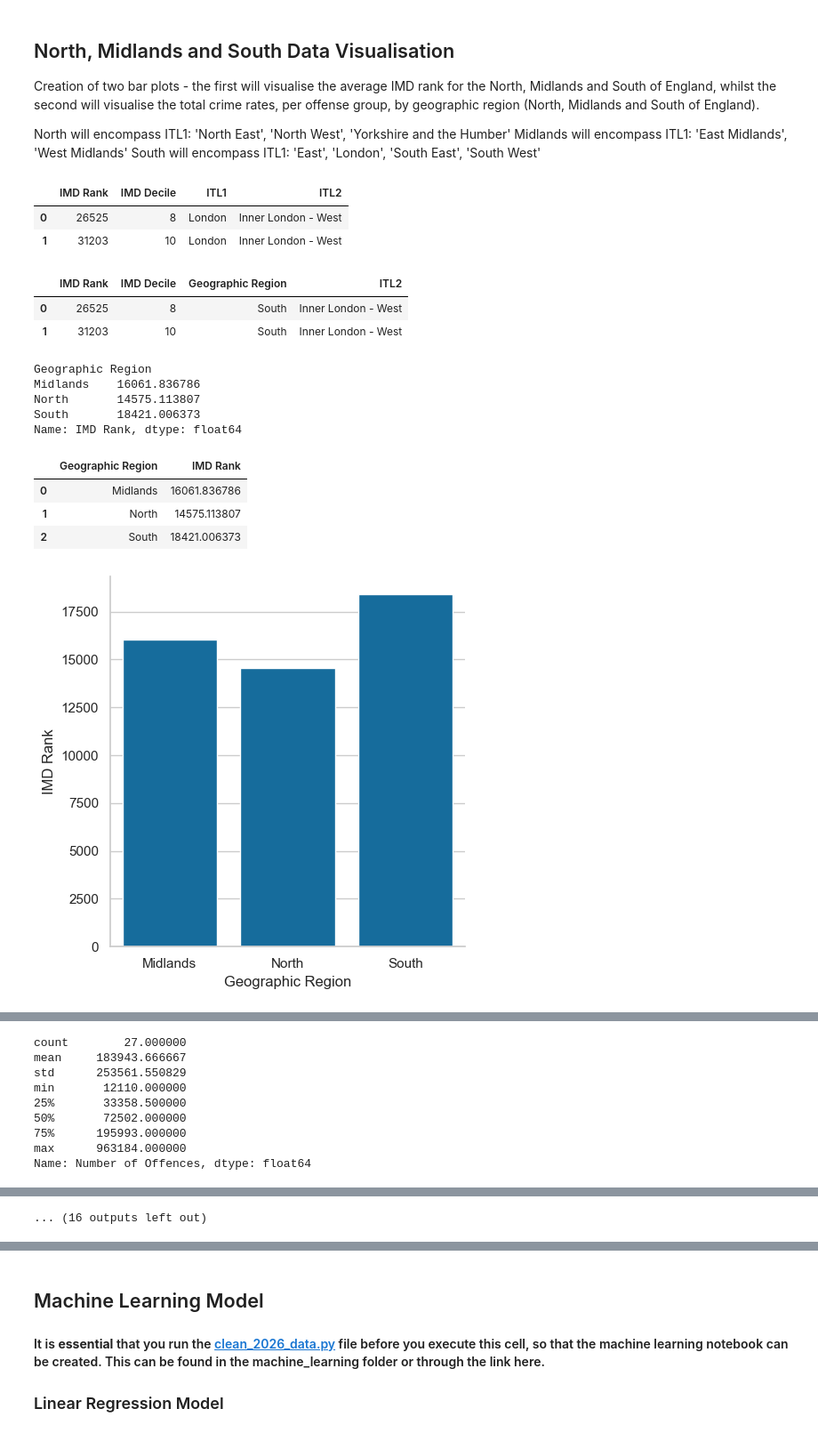
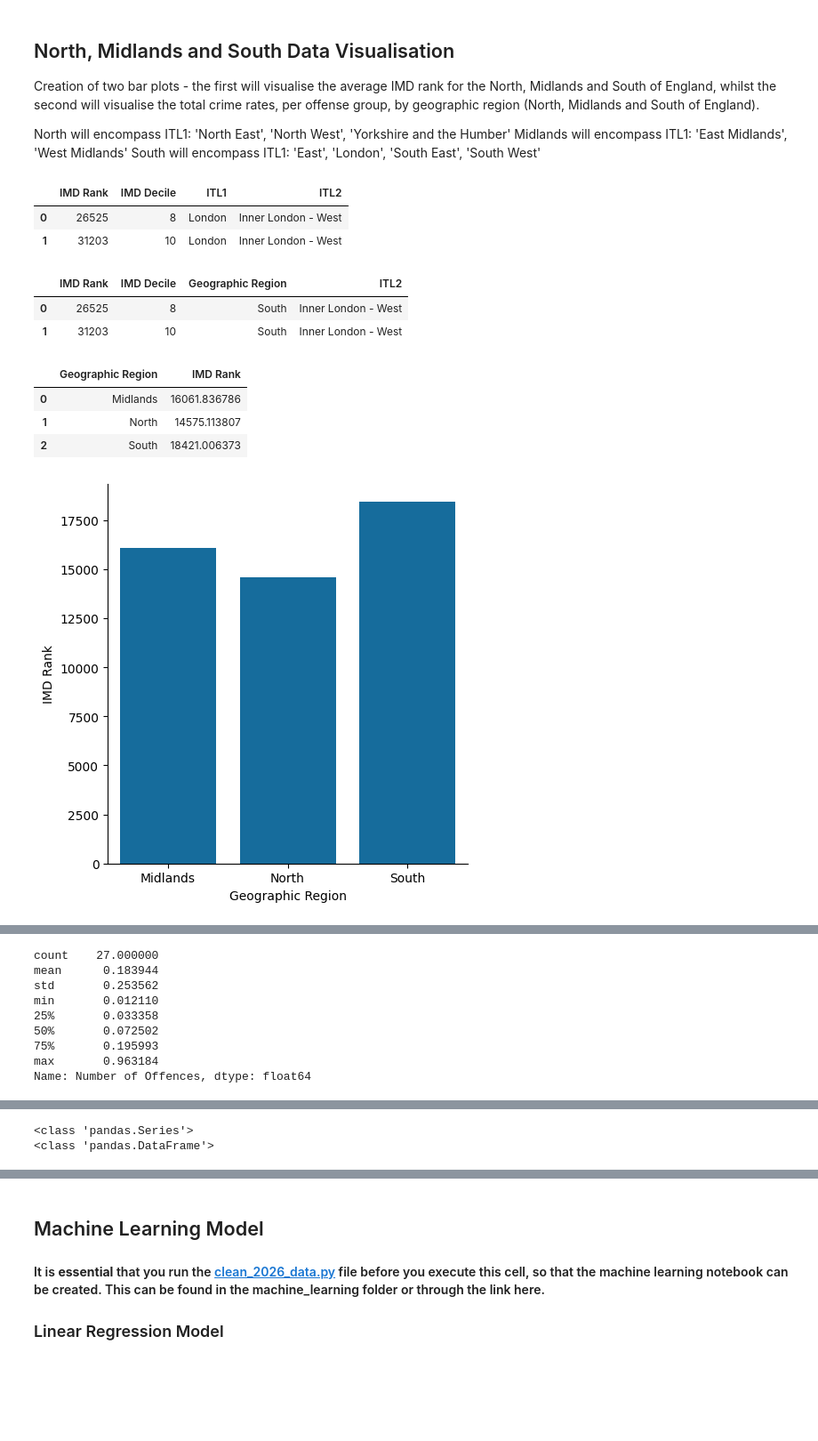
Before and after one commit to idilabdulle/Group-1-Project, a Jupyter notebook: group_1_notebook.ipynb, the cells around one changed output, grey strips where cells are left out. Shown at 89% size. Drawn from its saved outputs; the diff is of its cells as text; code cells hidden in the pictures; blank space fills up the shorter version.

```diff
--- a/group_1_notebook.ipynb
+++ b/group_1_notebook.ipynb
@@ -1560,7 +1502,7 @@ display(imd_df_v2.head(2))
 
 # Average IMD ranking for each geographic region
 imd_s = imd_df_v2.groupby(['Geographic Region'])['IMD Rank'].mean()
-display(imd_s.head(20))
+# display(imd_s.head(20)) # Removing so terminal isn't full
 
 # To note: the .groupby() function has changed the df to a series
 # Need to convert back to a df, to then use the seaborn .catplot() function
@@ -1598,8 +1540,8 @@ display(crime_df_v2.head(2))
 # Total offences by geographic region
 # Preparing/grouping the dataset, as required for the following graph
 # Number of offences unit is now in millions
-crime_s = crime_df_v2.groupby(['Geographic Region', 'Offence Group'])['Number of Offences'].sum()
-display(crime_s.head(20))
+crime_s = crime_df_v2.groupby(['Geographic Region', 'Offence Group'])['Number of Offences'].sum()/1e6 #Dividing by this so there is more granularity across the data
+# display(crime_s.head(20)) # Removing so terminal isn't full
 
 # Descriptive statistics for the number of offenses in England
 display(crime_s.describe())
@@ -1610,7 +1552,7 @@ display(crime_s.describe())
 crime_df_v3 = crime_s.reset_index()
 # print(type(crime_df_v3))
 crime_df_v3.rename(columns={'Number of Offences': 'Number of Offences (millions)'}, inplace=True)
-display(crime_df_v3.head(100))
+# display(crime_df_v3.head(100)) # Removing so terminal isn't full
 
 #Creating the graph
 sns.set_theme(style='whitegrid')
@@ -1645,7 +1587,7 @@ plt.show()
 # Preparing/grouping the dataset, as required for the following graph
 # Number of offences unit is now in millions
 crime_s2 = crime_df_v2.groupby(['Geographic Region', 'Offence Subgroup'])['Number of Offences'].sum()
-display(crime_s2.head(20))
+# display(crime_s2.head(20)) # Removing so terminal isn't full
 
 # Descriptive statistics for the number of offenses in England
 display(crime_s2.describe())
@@ -1654,9 +1596,8 @@ display(crime_s2.describe())
 # Need to convert back to a df, to then use the seaborn .catplot() function
 # print(type(crime_s2))
 crime_df_v5 = crime_s2.reset_index()
-# print(type(crime_df_v5))
-#crime_df_v3.rename(columns={'Number of Offences': 'Number of Offences (millions)'}, inplace=True)
-display(crime_df_v5.head(50))
+
+# display(crime_df_v5.head(50)) # Removing so terminal isn't full
 
 #Creating the graph
 sns.set_theme(style='whitegrid')
@@ -1684,7 +1625,7 @@ plt.show()
 
 population_df = pd.read_excel('clean_materials/extra_materials/Mid-2024_Estimates_population.xlsx',\
                               sheet_name='MYE2 - Persons')
-display(population_df.head(2))
+# display(population_df.head(2)) # Removing so terminal isn't full
 
 # Quick cleaning of the data for use in the following graph
 population_df.drop(population_df.columns[4:95],\
@@ -1696,38 +1637,38 @@ population_df.drop([0, 1, 2, 3, 4, 5, 6],\
 
 population_df.rename(columns={'Unnamed: 1': 'Name', 'Unnamed: 2': 'Geography', \
                               'Unnamed: 3': 'Population - All Ages'}, inplace=True)
-display(population_df.head(2))
+# display(population_df.head(2)) # Removing so terminal isn't full
 
 population_df_v2 = population_df.loc[population_df['Geography'] == 'Region']
-display(population_df_v2.head(2))
+# display(population_df_v2.head(2)) # Removing so terminal isn't full
 
 population_df_v3 = population_df_v2.replace({'NORTH EAST': 'North', 'NORTH WEST': 'North',\
                                 'YORKSHIRE AND THE HUMBER': 'North', 'EAST MIDLANDS': 'Midlands',\
                                'WEST MIDLANDS': 'Midlands', 'EAST': 'South', 'LONDON':'South',\
                                'SOUTH EAST':'South', 'SOUTH WEST': 'South'}, inplace=True)
-display(population_df_v3.head(30))
+# display(population_df_v3.head(30)) # Removing so terminal isn't full
 
 population_s = population_df_v3.groupby(['Name'])['Population - All Ages'].sum()
-display(population_s.head(5))
+# display(population_s.head(5)) # Removing so terminal isn't full
 final_population_df = population_s.reset_index()
-display(final_population_df.head(5))
+# display(final_population_df.head(5)) #  Removing so terminal isn't full
 
 # Creating a graph for the total offences, by region (South, Midlands, North) per capita
 # Utilising total offences for each crime divided by the estimated population for that region
 
 crime_s3 = crime_df_v2.groupby(['Geographic Region', 'Offence Group'])['Number of Offences'].sum()
-display(crime_s3.head(20))
+# display(crime_s3.head(20)) # Removing so terminal isn't full
 
 print(type(crime_s3))
 crime_df_v6 = crime_s3.reset_index()
 print(type(crime_df_v6))
-display(crime_df_v6.head(50))
+# display(crime_df_v6.head(50)) # Removing so terminal isn't full
 
 merged_df = crime_df_v6.merge(final_population_df, left_on='Geographic Region', right_on='Name')
-display(merged_df)
+# display(merged_df) # Removing so terminal isn't full
 
 merged_df['Offences per Capita'] = merged_df['Number of Offences'] / merged_df['Population - All Ages']
-display(merged_df)
+# display(merged_df) - # Removing so terminal isn't full
 
 
 #Creating the graph
@@ -1735,42 +1676,46 @@ sns.set_theme(style='whitegrid')
 sns.set_palette(okabeito)
 
 crime_graph = sns.catplot(
                 data=merged_df, kind='bar',
                 x='Offence Group', y='Offences per Capita',
                 hue='Geographic Region', alpha=1,
                 height=9, aspect=2
 )
 
 crime_graph.fig.suptitle('Offences committed per capita in England in 2025', y=1.02, fontsize=20)
 crime_graph.set_xlabels('Offence type', fontsize=16)
 crime_graph.set_ylabels('Number of offences per capita', fontsize=16, x=-1.05)
 crime_graph.set_xticklabels(rotation=90, fontsize=14)
 crime_graph.set_yticklabels(fontsize=14)
 crime_graph.set(ylim=(0, 0.04))
 crime_graph._legend.remove()
 crime_graph.fig.legend(title='Geographic region', title_fontsize=14, fontsize=14)
 
 plt.show()
 # %% [output]
 |  | IMD Rank | IMD Decile | ITL1 | ITL2 |
 | 0 | 26525 | 8 | London | Inner London - West |
 | 1 | 31203 | 10 | London | Inner London - West |
 |  | IMD Rank | IMD Decile | Geographic Region | ITL2 |
 | 0 | 26525 | 8 | South | Inner London - West |
 | 1 | 31203 | 10 | South | Inner London - West |
-Geographic Region
-Midlands    16061.836786
-North       14575.113807
-South       18421.006373
-Name: IMD Rank, dtype: float64
 |  | Geographic Region | IMD Rank |
 | 0 | Midlands | 16061.836786 |
 | 1 | North | 14575.113807 |
 | 2 | South | 18421.006373 |
-[figure, old version]
+[figure, new version]
 |  | Unnamed: 0 | Financial Year | Financial Quarter | Force Name | Offence Description | Offence Group | ... |
 | 0 | 0 | 2024/25 | 1 | Avon and Somerset | Absconding from lawful custody | Miscellaneous crimes against society | ... |
 | 1 | 1 | 2024/25 | 1 | Avon and Somerset | Abuse of children through sexual ... | Sexual offences | ... |
 |  | Unnamed: 0 | Financial Year | Financial Quarter | Force Name | Offence Description | Offence Group | ... |
 | 0 | 0 | 2024/25 | 1 | Avon and Somerset | Absconding from lawful custody | Miscellaneous crimes against society | ... |
 | 1 | 1 | 2024/25 | 1 | Avon and Somerset | Abuse of children through sexual ... | Sexual offences | ... |
+count    27.000000
+mean      0.183944
+std       0.253562
+min       0.012110
+25%       0.033358
+50%       0.072502
+75%       0.195993
+max       0.963184
+Name: Number of Offences, dtype: float64
@@ -1794,9 +1733,2 @@ Name: Number of Offences, dtype: int64
-count        27.000000
-mean     183943.666667
-std      253561.550829
-min       12110.000000
-25%       33358.500000
-50%       72502.000000
-75%      195993.000000
-max      963184.000000
-Name: Number of Offences, dtype: float64
+<class 'pandas.Series'>
+<class 'pandas.DataFrame'>
@@ -1838 +1734,0 @@ Name: Number of Offences, dtype: int64
-... (16 outputs left out)
```
Also changed, not shown: parts of 21 cells of this notebook, 9 other files.
